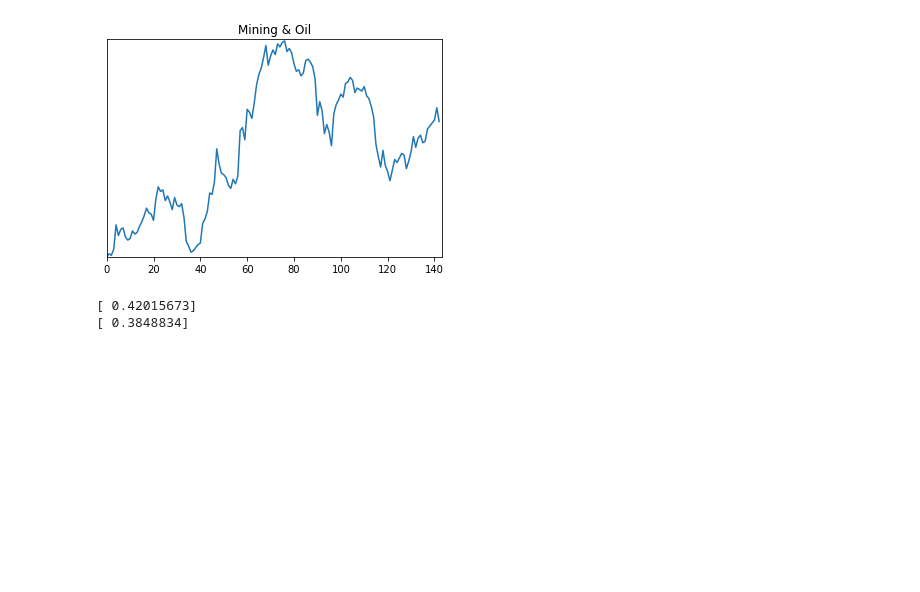
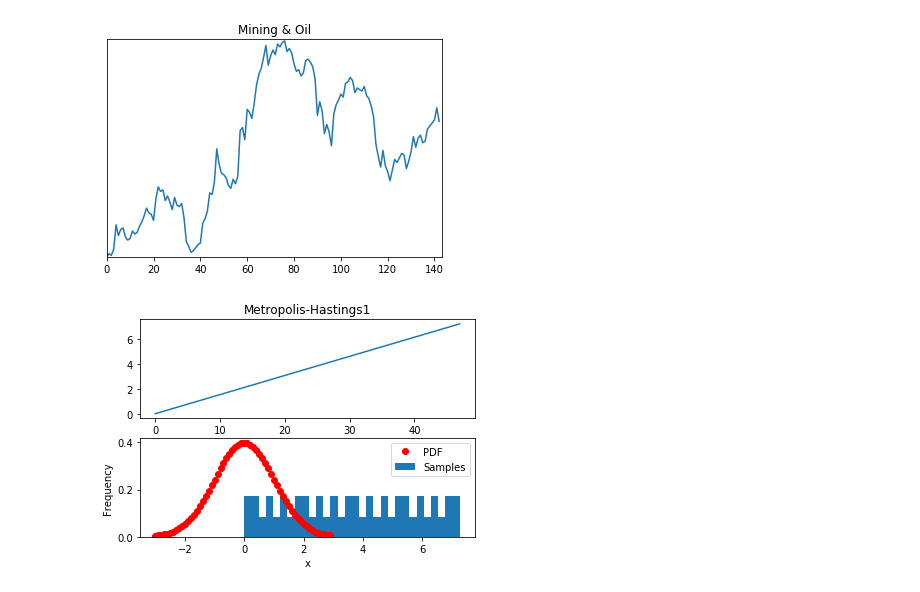
Before and after one commit to DwardTiro/ADVSTAT_MCMC, a Jupyter notebook: ADVSTAT MCMC.ipynb, the cells around one changed output. Drawn from its saved outputs; the diff is of its cells as text; code cells hidden in the pictures; blank space fills up the shorter version.

```diff
--- a/ADVSTAT MCMC.ipynb
+++ b/ADVSTAT MCMC.ipynb
@@ -85,6 +88,42 @@ newtheta = np.random.normal(oldtheta, 0.1, 1)
 
 #so in the case of the video, posterior(newtheta) / posterior(oldtheta)
 #then just replace oldtheta with newtheta when needed and then create newtheta using oldtheta again
+
+def sdnorm(z):
+    """
+    Standard normal pdf (Probability Density Function)
+    """
+    return exp(-z*z/2.)/sqrt(2*pi)
-# %% [output]
-[ 0.42015673]
-[ 0.3848834]
+# %%
+n = 100
+x = 0.
+vec = []
+vec.append(x)
+innov =random.choice (financials)
+for i in xrange(1,n):
+    oldtheta = np.random.normal(0.5, 0.1, 1)
+    newtheta = np.random.normal(oldtheta, 0.1, 1)
+    can = x + float(innov) #candidate
+    aprob = min([1.,sdnorm(can)/sdnorm(x)]) #acceptance probability
+    u = newtheta
+    if u < aprob:
+        x = can
+        vec.append(x)
+# %%
+#plotting the results:
+#theoretical curve
+x = arange(-3,3,.1)
+y = sdnorm(x)
+subplot(211)
+title('Metropolis-Hastings1')
+plot(vec)
+subplot(212)
+
+hist(vec, bins=30,normed=1)
+plot(x,y,'ro')
+ylabel('Frequency')
+xlabel('x')
+legend(('PDF','Samples'))
+show()
+# %% [output]
+[figure, added]
```
Also changed, not shown: parts of 1 cell of this notebook.
